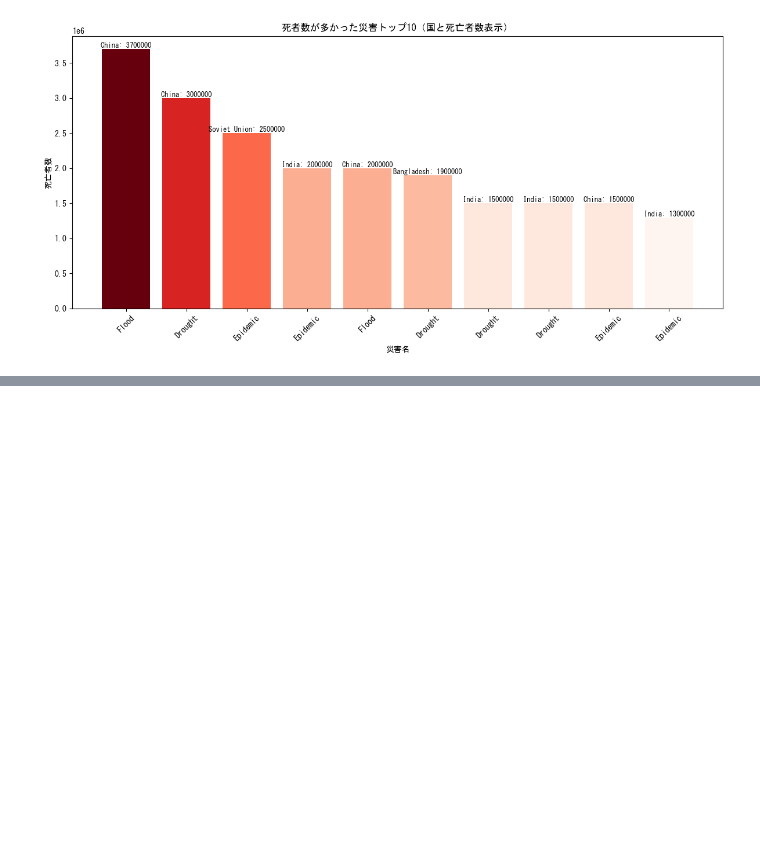
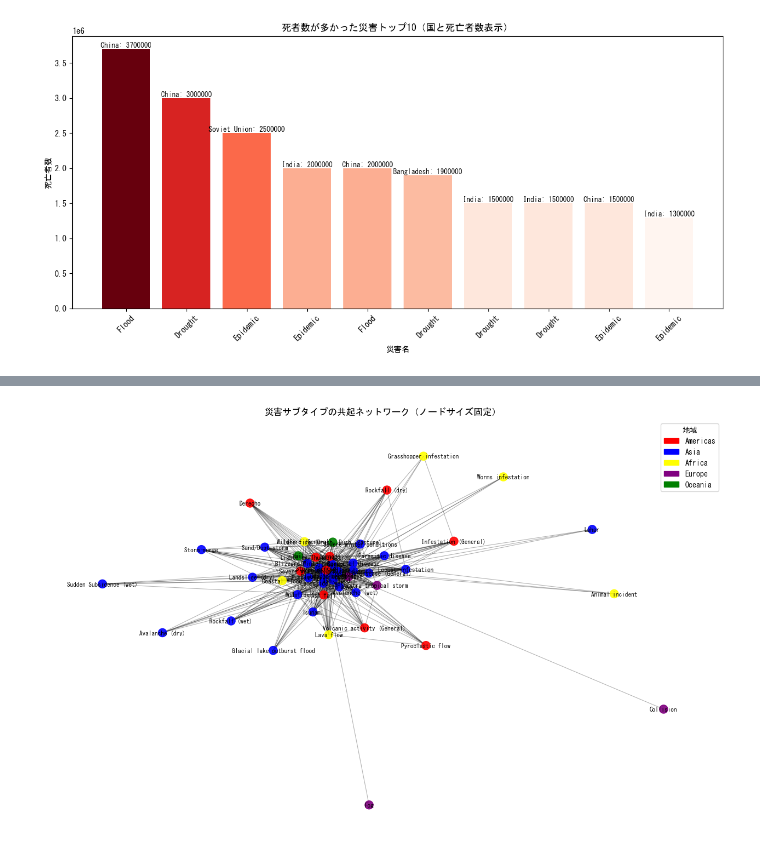
Before and after one commit to awano-kakeru/me, a Jupyter notebook: Week10/disaster challenge part 2.ipynb, the cells around one changed output, grey strips where cells are left out. Cells and saved outputs as stored; diff of their text form; code cells hidden in the pictures; blank space fills up the shorter version.

```diff
--- a/Week10/disaster challenge part 2.ipynb
+++ b/Week10/disaster challenge part 2.ipynb
@@ -272,0 +535,83 @@ See the caveats in the documentation: https://pandas.pydata.org/pandas-docs/stab
+# %%
+import pandas as pd
+import networkx as nx
+import matplotlib.pyplot as plt
+
+df = pd.read_csv("emdat.csv")
+
+# 必要なデータだけ抽出
+df_sub = df[["Disaster Subtype", "Country", "Region", "Start Year"]].dropna()
+
+# 地域ごとの色
+region_colors = {
+    "Americas": "red",
+    "Asia": "blue",
+    "Africa": "yellow",
+    "Europe": "purple",
+    "Oceania": "green"
+}
+
+# ネットワーク作成
+G = nx.Graph()
+
+# 標準化したサブタイプ名
+df_sub["Disaster Subtype"] = df_sub["Disaster Subtype"].str.strip()
+
+# 各国・各年内で共起を作る
+for (country, year), group in df_sub.groupby(["Country", "Start Year"]):
+    events = list(group["Disaster Subtype"].unique())
+    regions = {st: group[group["Disaster Subtype"] == st]["Region"].iloc[0] for st in events}
+
+    for i in range(len(events)):
+        for j in range(i + 1, len(events)):
+            e1, e2 = events[i], events[j]
+            if G.has_edge(e1, e2):
+                G[e1][e2]["weight"] += 1
+            else:
+                G.add_edge(e1, e2, weight=1)
+            # ノードに地域情報を付与
+            if "region" not in G.nodes[e1]:
+                G.nodes[e1]["region"] = regions[e1]
+            if "region" not in G.nodes[e2]:
+                G.nodes[e2]["region"] = regions[e2]
+
+# レイアウト
+pos = nx.spring_layout(G, k=0.4, seed=42)
+
+# ノードの色（地域）
+colors = []
+for node in G.nodes():
+    reg = G.nodes[node].get("region", "Asia")  # ない場合は青に
+    colors.append(region_colors.get(reg, "gray"))
+
+# ★★★ ノードサイズをすべて同じに統一 ★★★
+node_size = 120
+
+# 描画
+plt.figure(figsize=(16, 10))
+nx.draw_networkx_edges(G, pos, alpha=0.3, width=0.8)
+
+nx.draw_networkx_nodes(
+    G, pos,
+    node_color=colors,
+    node_size=node_size,  # ← 固定サイズに統一
+    alpha=0.9
+)
+
+nx.draw_networkx_labels(
+    G, pos,
+    font_size=8,
+    font_family="MS Gothic"
+)
+
+plt.title("災害サブタイプの共起ネットワーク（ノードサイズ固定）", fontfamily="MS Gothic")
+
+# 凡例作成
+import matplotlib.patches as mpatches
+legend_patches = [mpatches.Patch(color=c, label=r) for r, c in region_colors.items()]
+plt.legend(handles=legend_patches, title="地域", fontsize=10)
+
+plt.axis("off")
+plt.show()
+# %% [output]
+[figure, added]
```
Also changed, not shown: parts of 8 cells of this notebook, 1 other file.
